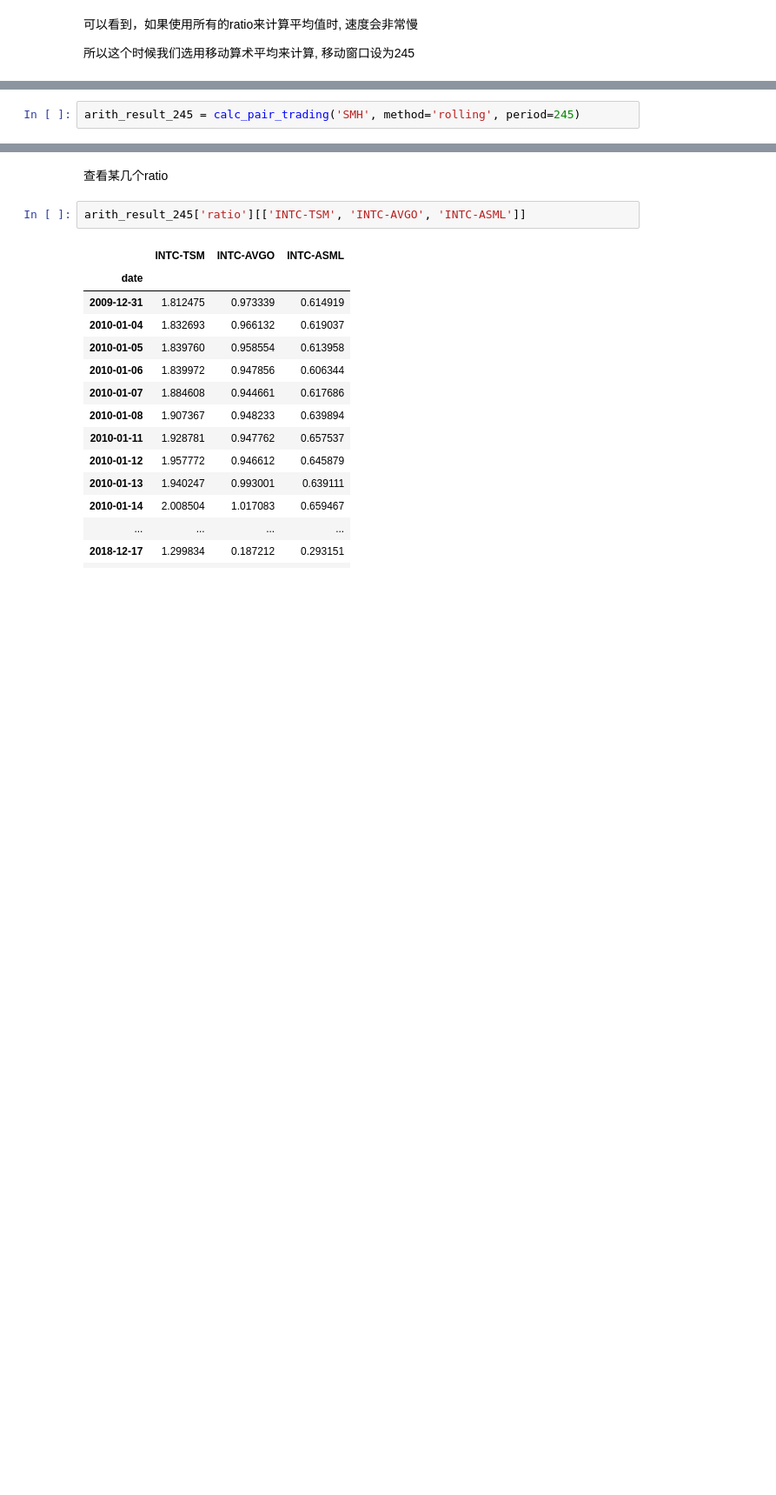
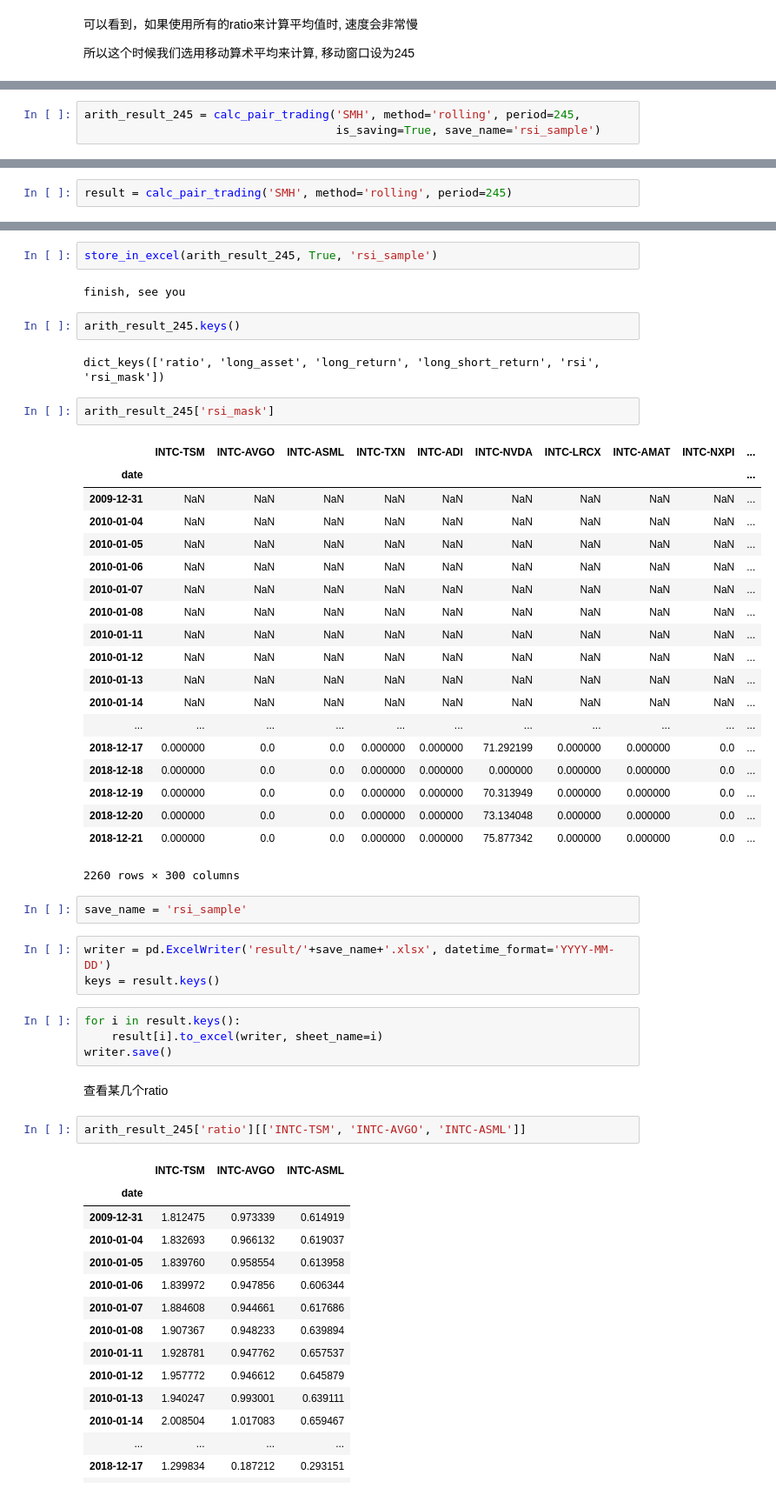
Before and after one commit to dxcv/strategy_research, a Jupyter notebook: task_temp/display.ipynb, the cells around one changed output, grey strips where cells are left out. Shown at 87% size. Cells and saved outputs as stored; diff of their text form; blank space fills up the shorter version.

```diff
--- a/task_temp/display.ipynb
+++ b/task_temp/display.ipynb
@@ -131,0 +134,3 @@ result = calc_pair_trading('SMH')
+# %%
+arith_result_245 = calc_pair_trading('SMH', method='rolling', period=245,
+                                     is_saving=True, save_name='rsi_sample')
@@ -132,7 +140,46 @@ result = calc_pair_trading('SMH')
 # %%
-arith_result_245 = calc_pair_trading('SMH', method='rolling', period=245)
+result = calc_pair_trading('SMH', method='rolling', period=245)
 # %% [output]
 [interactive output not drawn]
+# %%
+store_in_excel(arith_result_245, True, 'rsi_sample')
+# %% [output]
+finish, see you
+# %%
+arith_result_245.keys()
+# %% [output]
+dict_keys(['ratio', 'long_asset', 'long_return', 'long_short_return', 'rsi', 'rsi_mask'])
+# %%
+arith_result_245['rsi_mask']
+# %% [output]
+|  | INTC-TSM | INTC-AVGO | INTC-ASML | INTC-TXN | INTC-ADI | INTC-NVDA | INTC-LRCX | INTC-AMAT | INTC-NXPI | ... |
+| date |  |  |  |  |  |  |  |  |  | ... |
+| 2009-12-31 | NaN | NaN | NaN | NaN | NaN | NaN | NaN | NaN | NaN | ... |
+| 2010-01-04 | NaN | NaN | NaN | NaN | NaN | NaN | NaN | NaN | NaN | ... |
+| 2010-01-05 | NaN | NaN | NaN | NaN | NaN | NaN | NaN | NaN | NaN | ... |
+| 2010-01-06 | NaN | NaN | NaN | NaN | NaN | NaN | NaN | NaN | NaN | ... |
+| 2010-01-07 | NaN | NaN | NaN | NaN | NaN | NaN | NaN | NaN | NaN | ... |
+| 2010-01-08 | NaN | NaN | NaN | NaN | NaN | NaN | NaN | NaN | NaN | ... |
+| 2010-01-11 | NaN | NaN | NaN | NaN | NaN | NaN | NaN | NaN | NaN | ... |
+| 2010-01-12 | NaN | NaN | NaN | NaN | NaN | NaN | NaN | NaN | NaN | ... |
+| 2010-01-13 | NaN | NaN | NaN | NaN | NaN | NaN | NaN | NaN | NaN | ... |
+| 2010-01-14 | NaN | NaN | NaN | NaN | NaN | NaN | NaN | NaN | NaN | ... |
+| ... | ... | ... | ... | ... | ... | ... | ... | ... | ... | ... |
+| 2018-12-17 | 0.000000 | 0.0 | 0.0 | 0.000000 | 0.000000 | 71.292199 | 0.000000 | 0.000000 | 0.0 | ... |
+| 2018-12-18 | 0.000000 | 0.0 | 0.0 | 0.000000 | 0.000000 | 0.000000 | 0.000000 | 0.000000 | 0.0 | ... |
+| 2018-12-19 | 0.000000 | 0.0 | 0.0 | 0.000000 | 0.000000 | 70.313949 | 0.000000 | 0.000000 | 0.0 | ... |
+| 2018-12-20 | 0.000000 | 0.0 | 0.0 | 0.000000 | 0.000000 | 73.134048 | 0.000000 | 0.000000 | 0.0 | ... |
+| 2018-12-21 | 0.000000 | 0.0 | 0.0 | 0.000000 | 0.000000 | 75.877342 | 0.000000 | 0.000000 | 0.0 | ... |
+2260 rows × 300 columns
+# %%
+save_name = 'rsi_sample'
+# %%
+writer = pd.ExcelWriter('result/'+save_name+'.xlsx', datetime_format='YYYY-MM-DD')
+keys = result.keys()
+# %%
+for i in result.keys():
+    result[i].to_excel(writer, sheet_name=i)
+writer.save()
 # %% [markdown]
 查看某几个ratio
 # %%
```
Also changed, not shown: parts of 2 cells of this notebook, 3 other files.
